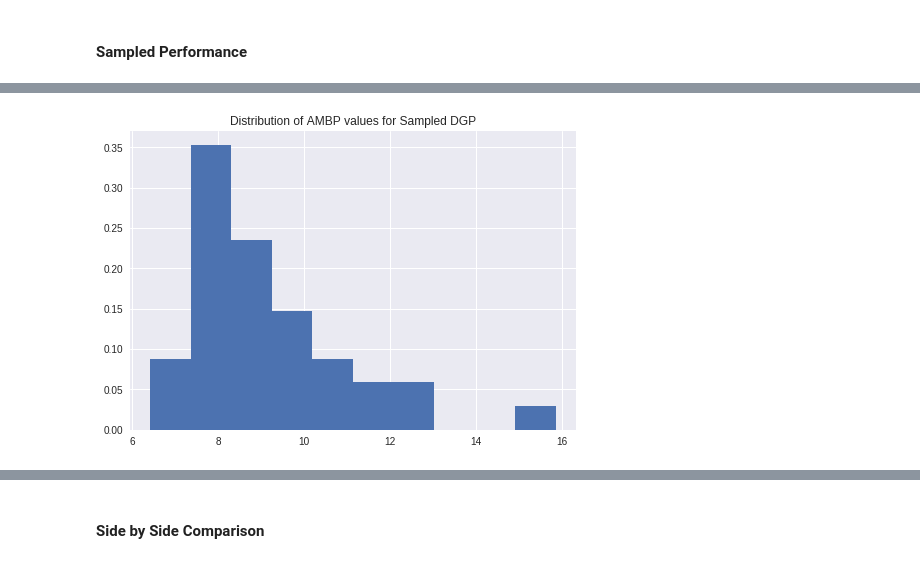
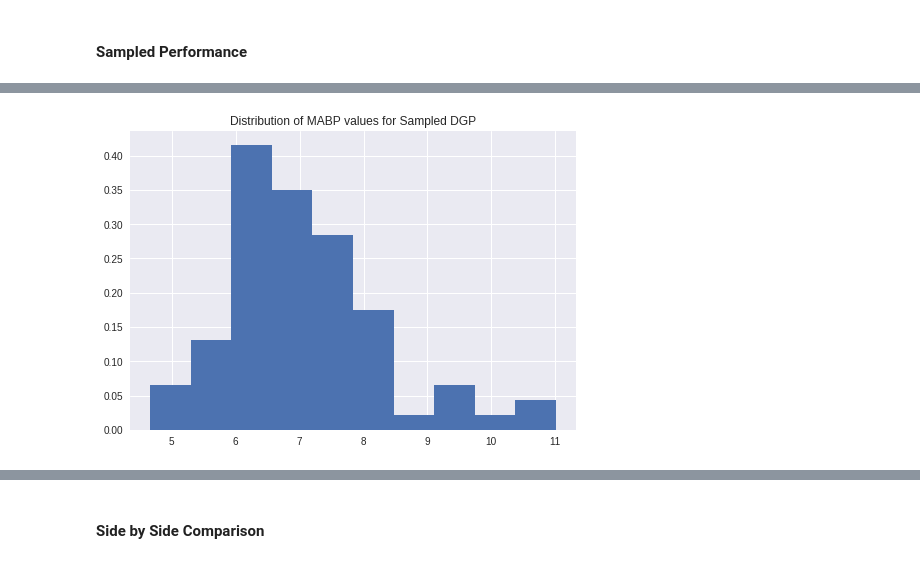
Before and after one commit to JoshBroomberg/Maccabee, a Jupyter notebook: Notebooks/Genmatch Benchmarking Comparison.ipynb, the cells around one changed output, grey strips where cells are left out. Cells and saved outputs as stored; diff of their text form; code cells hidden in the pictures.

```diff
--- a/Notebooks/Genmatch Benchmarking Comparison.ipynb
+++ b/Notebooks/Genmatch Benchmarking Comparison.ipynb
@@ -403,6 +392,8 @@ TE_HETEROGENEITY
          - Sampled: 0.0
 # %% [markdown]
 ### Performance Metrics
+# %%
+METRIC_SELECTION = "MABP"
 # %% [markdown]
 #### Concrete Performance
 # %%
@@ -428,5 +423,5 @@ RMSE (std): 0.01
 # %%
-display_raw_performance_metrics(sampled_perf_raw, "AMBP", "Sampled DGP")
+display_raw_performance_metrics(sampled_perf_raw, METRIC_SELECTION, "Sampled DGP")
 # %% [output]
-[figure, old version]
+[figure, new version]
 # %%
```
Also changed, not shown: parts of 23 cells of this notebook, 28 other files.
